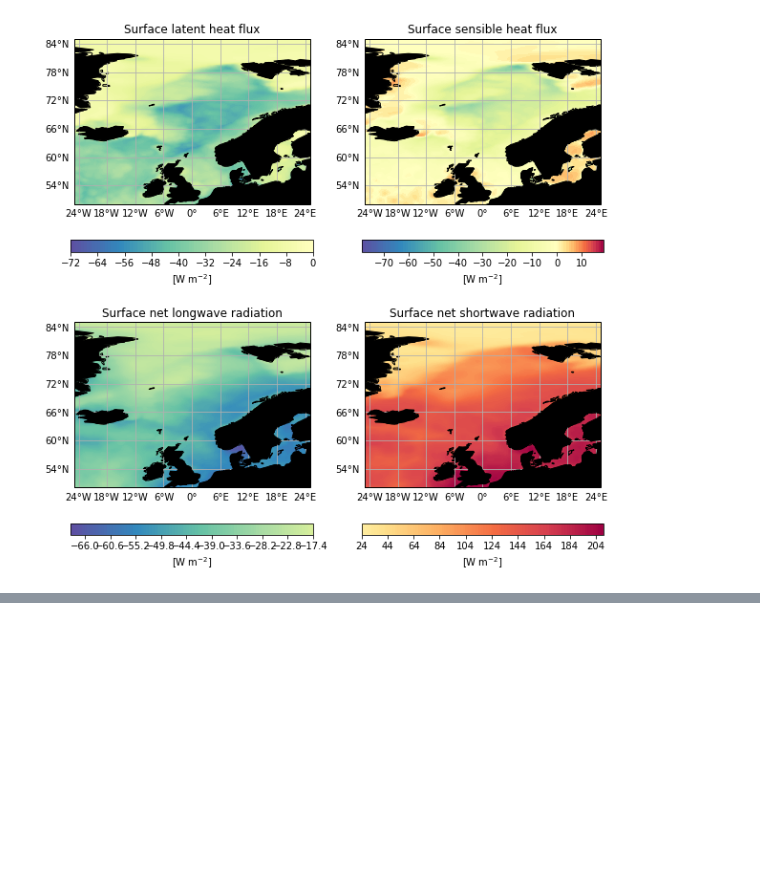
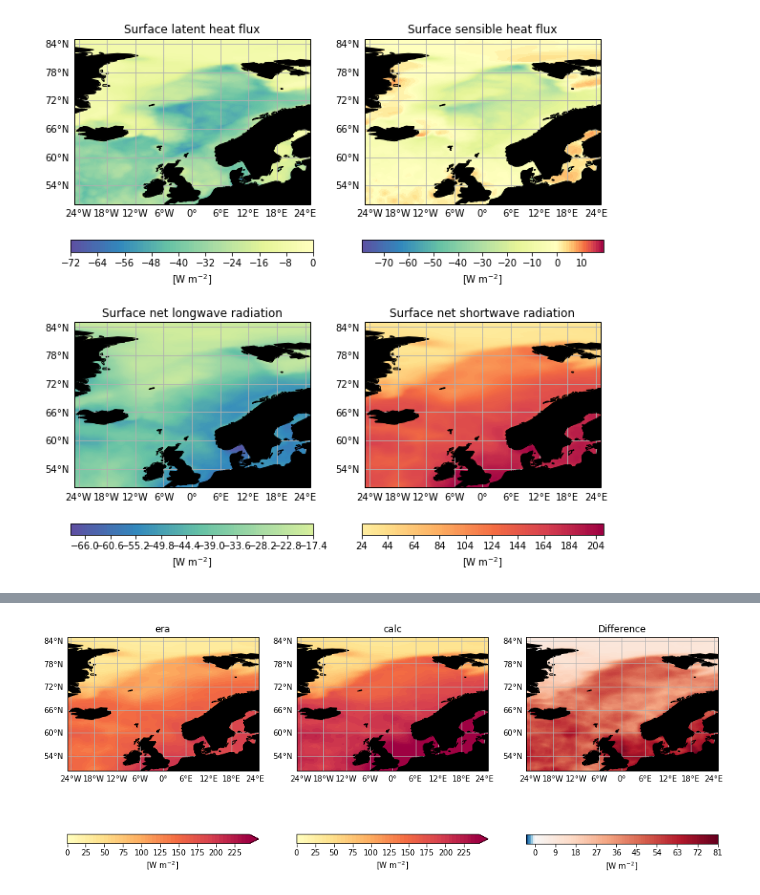
Before and after one commit to Xabier-Davila/GEOF_105, a Jupyter notebook: ERA5_fluxes.ipynb, the cells around one changed output, grey strips where cells are left out. Saved outputs shown, nothing was run; the diff lists cells and outputs as text; code cells hidden in the pictures; blank space fills up the shorter version.

```diff
--- a/ERA5_fluxes.ipynb
+++ b/ERA5_fluxes.ipynb
@@ -111,0 +146,2 @@ for i,var in enumerate(variables): # loop over variables
+# %%
+fluxes = {}
@@ -111,0 +159,33 @@ for i,var in enumerate(variables): # loop over variables
+# %%
+tisr = era_data.variables['tisr'][0,:,:]
+tcc = era_data.variables['tcc'][0,:,:]
+fal = era_data.variables['fal'][0,:,:]
+
+# We can estimate the solar elevation by the following formula:
+# sin(alpha) = sin(Phi) sin(delta) + cos(Phi)cos(delta), with
+# delta = 20˚, Phi = latitude
+deg2rad = np.pi/180.
+theta_N = np.arcsin(np.sin(lat*deg2rad)*np.sin(20*deg2rad) + np.cos(lat*deg2rad)*np.cos(20*deg2rad))/deg2rad
+
+ssr_calc = (1-fal)*tisr*(1-0.62*tcc+0.0019*theta_N) / sec_per_month
+ssr_era = era_data.variables['ssr'][0,:,:] / sec_per_month
+
+# fill the fluxes dictionary with the shortwave fluxes
+fluxes['ssr_era'] = ssr_era
+fluxes['ssr_calc'] = ssr_calc
+fluxes['ssr_diff'] = ssr_calc - ssr
+
+# let's plot them and compare
+levels = np.arange(0,250,5)
+
+# open the figure
+fig = plt.figure(figsize=(15,10))
+
+for i,var in enumerate(['ssr_era','ssr_calc']):
+    ax = fig.add_subplot(1,3,i+1,projection=ccrs.PlateCarree())
+    my_map(ax,lon,lat,fluxes[var],levels,'Spectral_r',extend='max',title=var.split('_')[-1])
+
+ax = fig.add_subplot(1,3,3,projection=ccrs.PlateCarree())
+my_map(ax,lon,lat,fluxes['ssr_diff'],100,'RdBu_r',title='Difference')
+# %% [output]
+[figure, added]
```
Also changed, not shown: parts of 12 cells of this notebook, 1 other file.
